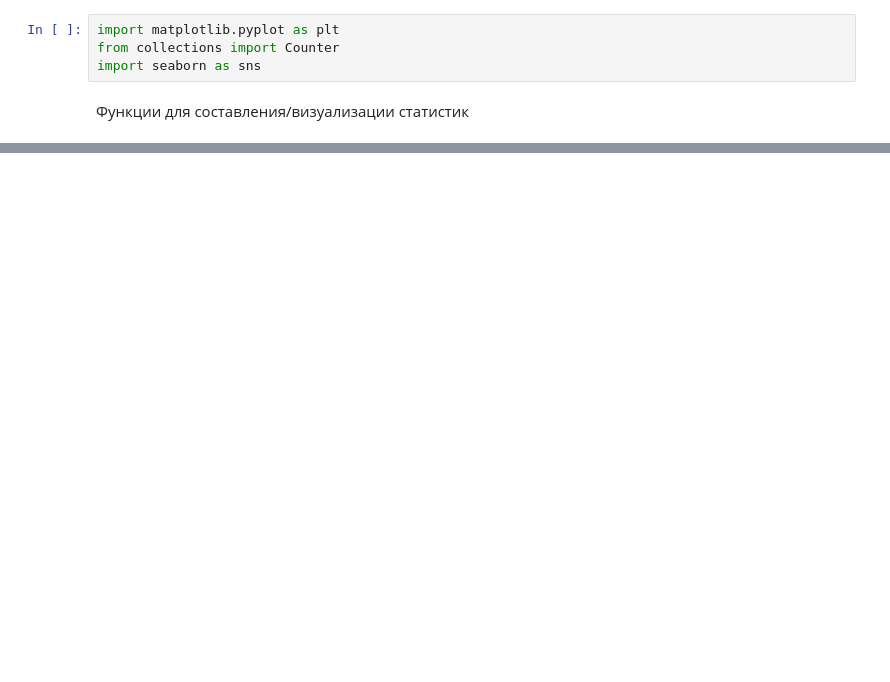
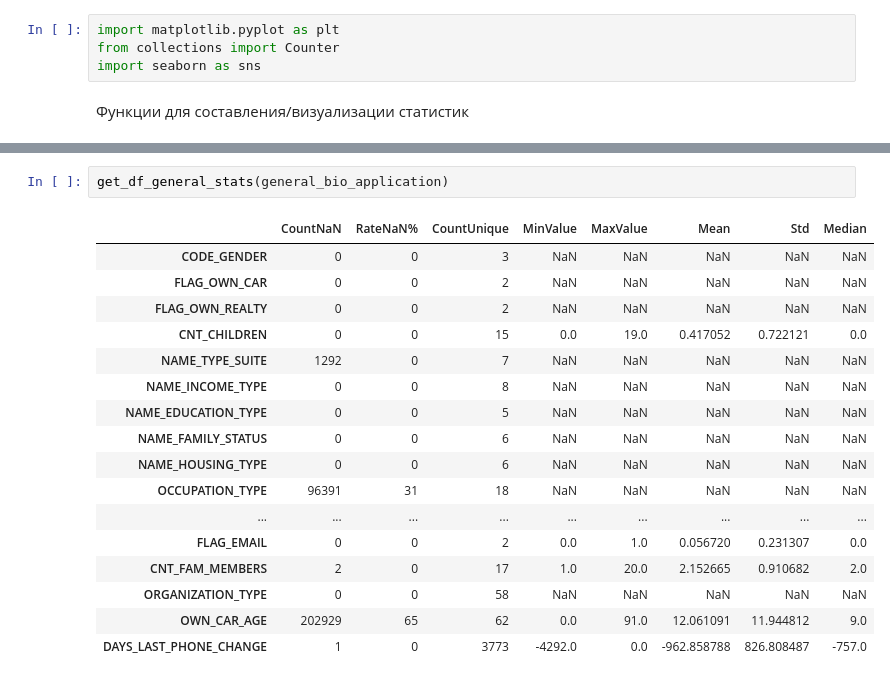
Before and after one commit to nuwanda57/HomeCredit1, a Jupyter notebook: exploration.ipynb, the cells around one changed output, grey strips where cells are left out. Cells and saved outputs as stored; diff of their text form; blank space fills up the shorter version.

```diff
--- a/exploration.ipynb
+++ b/exploration.ipynb
@@ -159,0 +192,20 @@ def draw_correlations_for_numerical_columns(columns):
+# %%
+get_df_general_stats(general_bio_application)
+# %% [output]
+|  | CountNaN | RateNaN% | CountUnique | MinValue | MaxValue | Mean | Std | Median |
+| CODE_GENDER | 0 | 0 | 3 | NaN | NaN | NaN | NaN | NaN |
+| FLAG_OWN_CAR | 0 | 0 | 2 | NaN | NaN | NaN | NaN | NaN |
+| FLAG_OWN_REALTY | 0 | 0 | 2 | NaN | NaN | NaN | NaN | NaN |
+| CNT_CHILDREN | 0 | 0 | 15 | 0.0 | 19.0 | 0.417052 | 0.722121 | 0.0 |
+| NAME_TYPE_SUITE | 1292 | 0 | 7 | NaN | NaN | NaN | NaN | NaN |
+| NAME_INCOME_TYPE | 0 | 0 | 8 | NaN | NaN | NaN | NaN | NaN |
+| NAME_EDUCATION_TYPE | 0 | 0 | 5 | NaN | NaN | NaN | NaN | NaN |
+| NAME_FAMILY_STATUS | 0 | 0 | 6 | NaN | NaN | NaN | NaN | NaN |
+| NAME_HOUSING_TYPE | 0 | 0 | 6 | NaN | NaN | NaN | NaN | NaN |
+| OCCUPATION_TYPE | 96391 | 31 | 18 | NaN | NaN | NaN | NaN | NaN |
+| ... | ... | ... | ... | ... | ... | ... | ... | ... |
+| FLAG_EMAIL | 0 | 0 | 2 | 0.0 | 1.0 | 0.056720 | 0.231307 | 0.0 |
+| CNT_FAM_MEMBERS | 2 | 0 | 17 | 1.0 | 20.0 | 2.152665 | 0.910682 | 2.0 |
+| ORGANIZATION_TYPE | 0 | 0 | 58 | NaN | NaN | NaN | NaN | NaN |
+| OWN_CAR_AGE | 202929 | 65 | 62 | 0.0 | 91.0 | 12.061091 | 11.944812 | 9.0 |
+| DAYS_LAST_PHONE_CHANGE | 1 | 0 | 3773 | -4292.0 | 0.0 | -962.858788 | 826.808487 | -757.0 |
```
Also changed, not shown: parts of 13 cells of this notebook.
